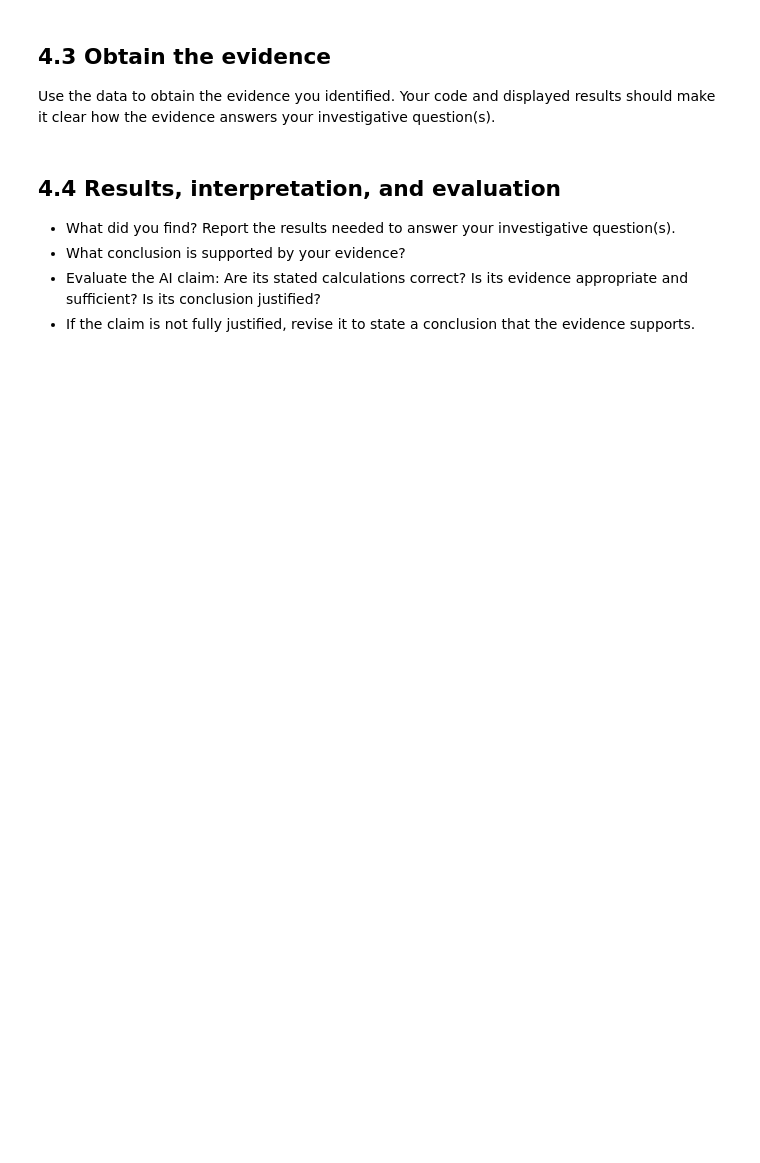
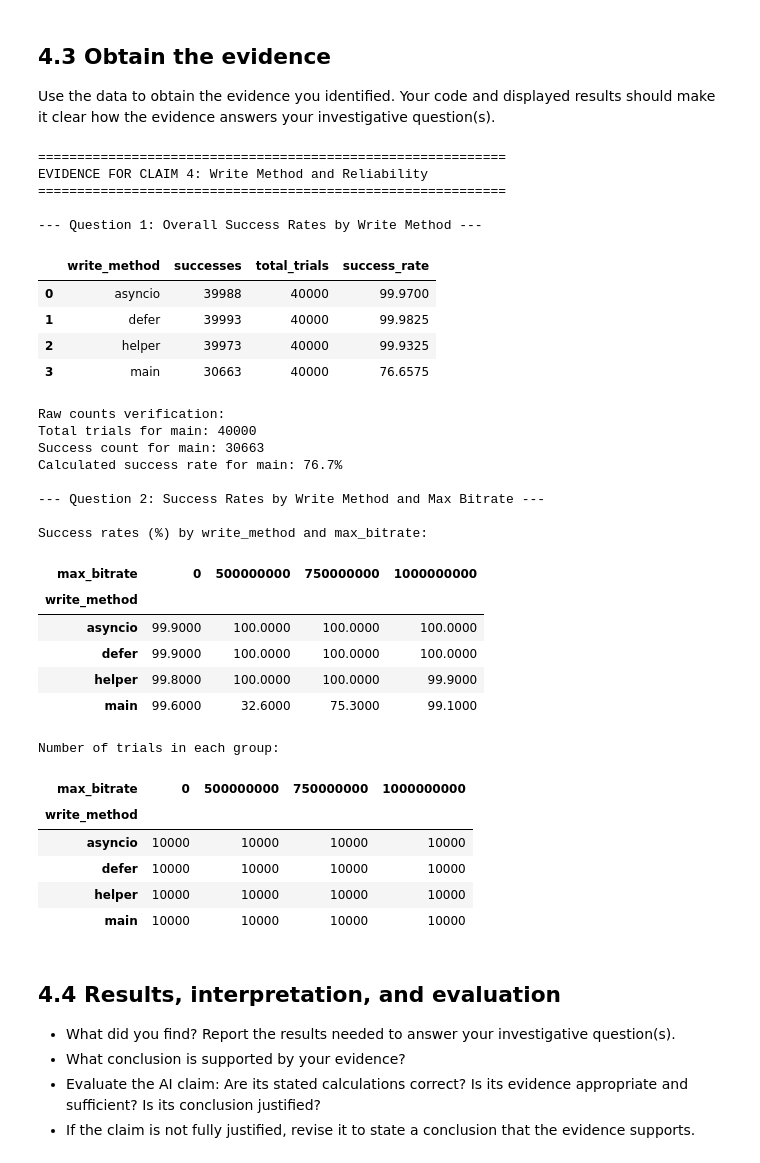
Before and after one commit to Sasakii12/stochastic-computing, a Jupyter notebook: hw2/Packet_Loss_Analysis_Part_I_Starter.ipynb, the cells around one changed output. Drawn from its saved outputs; the diff is of its cells as text; code cells hidden in the pictures; blank space fills up the shorter version.

```diff
--- a/hw2/Packet_Loss_Analysis_Part_I_Starter.ipynb
+++ b/hw2/Packet_Loss_Analysis_Part_I_Starter.ipynb
@@ -358,6 +352,85 @@ of success given that the write_method is main vs the probability of success giv
 Use the data to obtain the evidence you identified. Your code and displayed results should make it clear how the evidence answers your investigative question(s).
 # %%
 # Write your Claim 4 analysis here. Add cells if needed.
+
+ #1. Calculate observed success rates for each write_method
+print("=" * 60)
+print("EVIDENCE FOR CLAIM 4: Write Method and Reliability")
+print("=" * 60)
+
+# Question 1: Overall success rates by write_method
+print("\n--- Question 1: Overall Success Rates by Write Method ---")
+write_method_success = write.groupby('write_method').agg(
+    successes=('success', 'sum'),
+    total_trials=('success', 'count'),
+    success_rate=('success', lambda x: (x.sum() / x.count()) * 100)
+).reset_index()
+display(write_method_success)
+
+# Also show the raw counts to verify the percentages
+print("\nRaw counts verification:")
+print(f"Total trials for main: {write_method_success[write_method_success['write_method'] == 'main']['total_trials'].values[0]}")
+print(f"Success count for main: {write_method_success[write_method_success['write_method'] == 'main']['successes'].values[0]}")
+print(f"Calculated success rate for main: {write_method_success[write_method_success['write_method'] == 'main']['success_rate'].values[0]:.1f}%")
+
+# Question 2: Performance breakdown by bitrate and write_method
+print("\n--- Question 2: Success Rates by Write Method and Max Bitrate ---")
+write_bitrate_success = write.groupby(['write_method', 'max_bitrate']).agg(
+    successes=('success', 'sum'),
+    total_trials=('success', 'count'),
+    success_rate=('success', lambda x: (x.sum() / x.count()) * 100)
+).reset_index()
+
+# Pivot for easier viewing
+bitrate_pivot = write_bitrate_success.pivot(
+    index='write_method',
+    columns='max_bitrate',
+    values='success_rate'
+).round(1)
+
+print("\nSuccess rates (%) by write_method and max_bitrate:")
+display(bitrate_pivot)
+
+# Also show the count of trials in each cell to check for small samples
+trial_count_pivot = write_bitrate_success.pivot(
+    index='write_method',
+    columns='max_bitrate',
+    values='total_trials'
+)
+print("\nNumber of trials in each group:")
+display(trial_count_pivot)
+# %% [output]
+============================================================
+EVIDENCE FOR CLAIM 4: Write Method and Reliability
+============================================================
+
+--- Question 1: Overall Success Rates by Write Method ---
+|  | write_method | successes | total_trials | success_rate |
+| 0 | asyncio | 39988 | 40000 | 99.9700 |
+| 1 | defer | 39993 | 40000 | 99.9825 |
+| 2 | helper | 39973 | 40000 | 99.9325 |
+| 3 | main | 30663 | 40000 | 76.6575 |
+Raw counts verification:
+Total trials for main: 40000
+Success count for main: 30663
+Calculated success rate for main: 76.7%
+
+--- Question 2: Success Rates by Write Method and Max Bitrate ---
+
+Success rates (%) by write_method and max_bitrate:
+| max_bitrate | 0 | 500000000 | 750000000 | 1000000000 |
+| write_method |  |  |  |  |
+| asyncio | 99.9000 | 100.0000 | 100.0000 | 100.0000 |
+| defer | 99.9000 | 100.0000 | 100.0000 | 100.0000 |
+| helper | 99.8000 | 100.0000 | 100.0000 | 99.9000 |
+| main | 99.6000 | 32.6000 | 75.3000 | 99.1000 |
+Number of trials in each group:
+| max_bitrate | 0 | 500000000 | 750000000 | 1000000000 |
+| write_method |  |  |  |  |
+| asyncio | 10000 | 10000 | 10000 | 10000 |
+| defer | 10000 | 10000 | 10000 | 10000 |
+| helper | 10000 | 10000 | 10000 | 10000 |
+| main | 10000 | 10000 | 10000 | 10000 |
 # %% [markdown]
 ## 4.4 Results, interpretation, and evaluation
 
```
Also changed, not shown: parts of 4 cells of this notebook.
